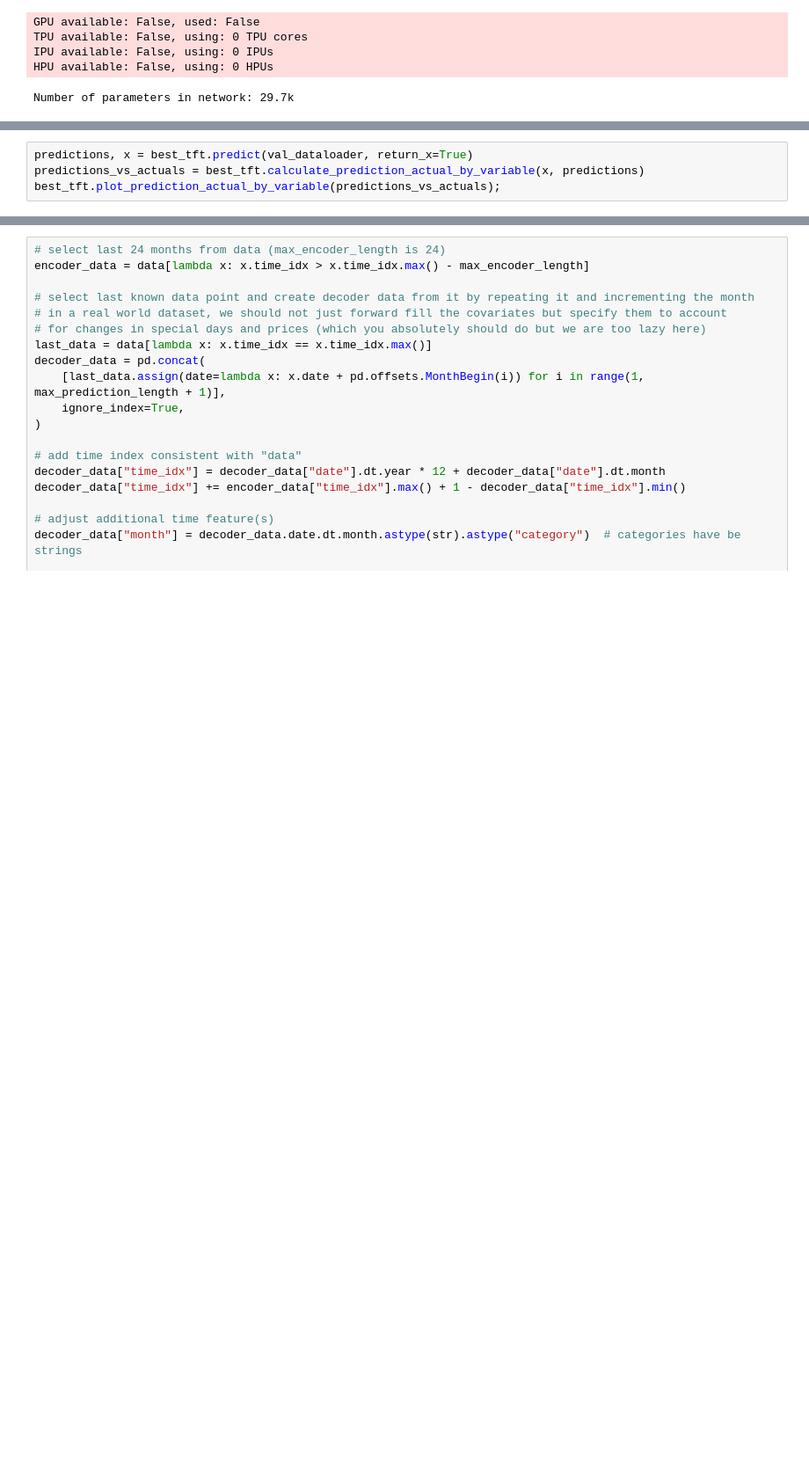
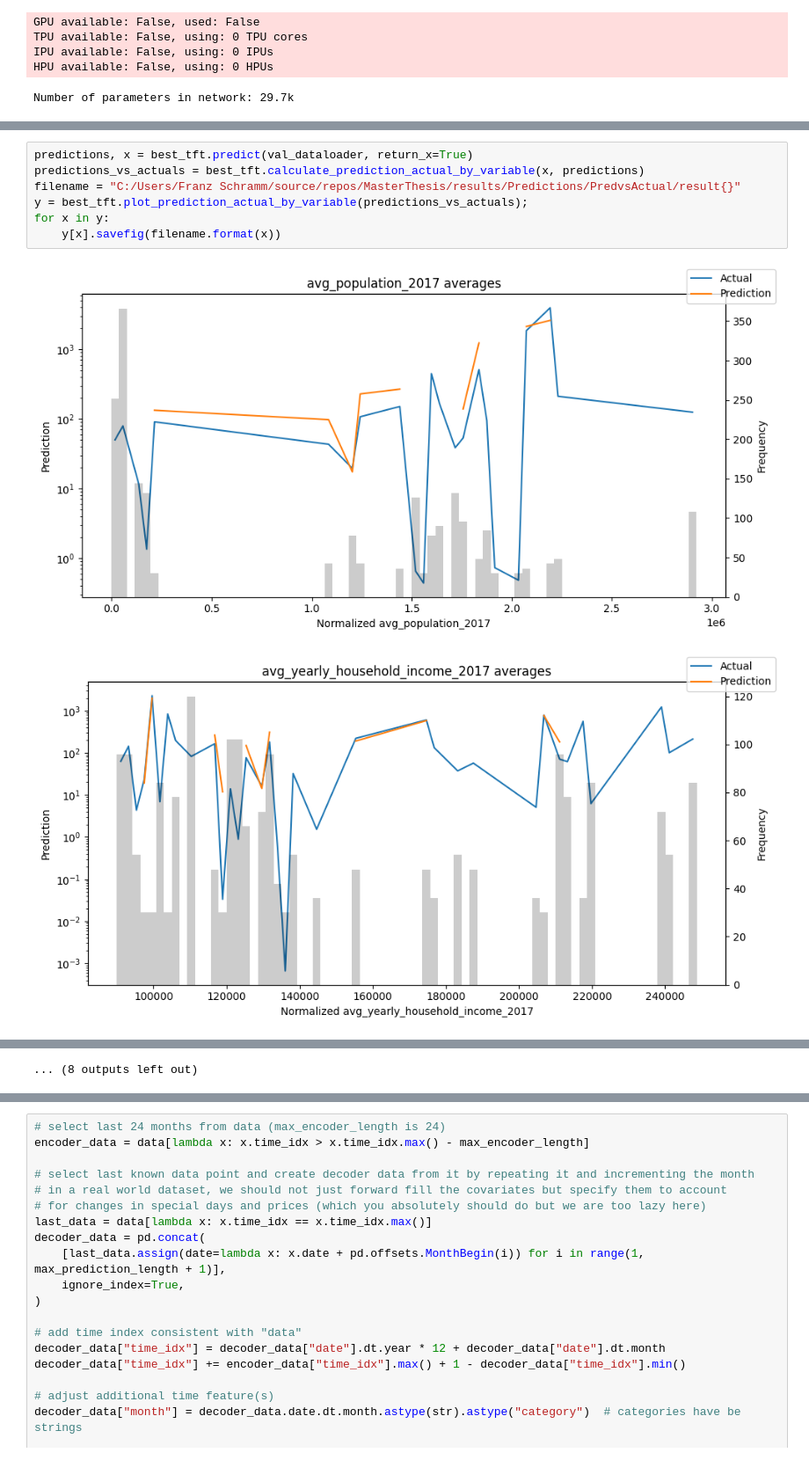
Before and after one commit to Franz103/MasterThesis, a Jupyter notebook: Project.ipynb, the cells around one changed output, grey strips where cells are left out. Shown at 88% size. Drawn from its saved outputs; the diff is of its cells as text; blank space fills up the shorter version.

```diff
--- a/Project.ipynb
+++ b/Project.ipynb
@@ -445,4 +515,10 @@ for idx in range(10):  # plot 10 examples
 # %%
 predictions, x = best_tft.predict(val_dataloader, return_x=True)
 predictions_vs_actuals = best_tft.calculate_prediction_actual_by_variable(x, predictions)
-best_tft.plot_prediction_actual_by_variable(predictions_vs_actuals);
+filename = "C:/Users/Franz Schramm/source/repos/MasterThesis/results/Predictions/PredvsActual/result{}"
+y = best_tft.plot_prediction_actual_by_variable(predictions_vs_actuals);
+for x in y:
+    y[x].savefig(filename.format(x))
+# %% [output]
+[figure, added]
+[figure, added]
@@ -449,3 +535,4 @@ best_tft.plot_prediction_actual_by_variable(predictions_vs_actuals);
+... (8 outputs left out)
 # %%
 best_tft.predict(
     training.filter(lambda x: (x.agency == "Agency_01") & (x.sku == "SKU_01") & (x.time_idx_first_prediction == 15)),
```
Also changed, not shown: parts of 23 cells of this notebook, 53 other files.
